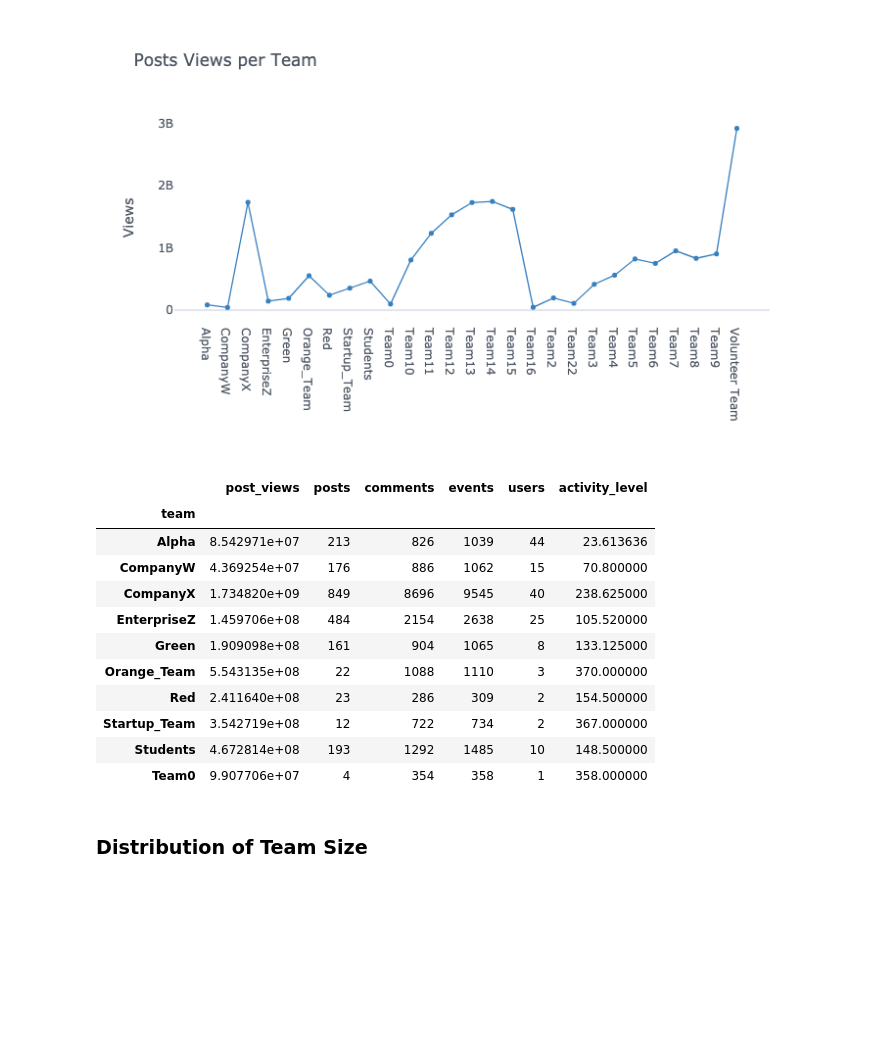
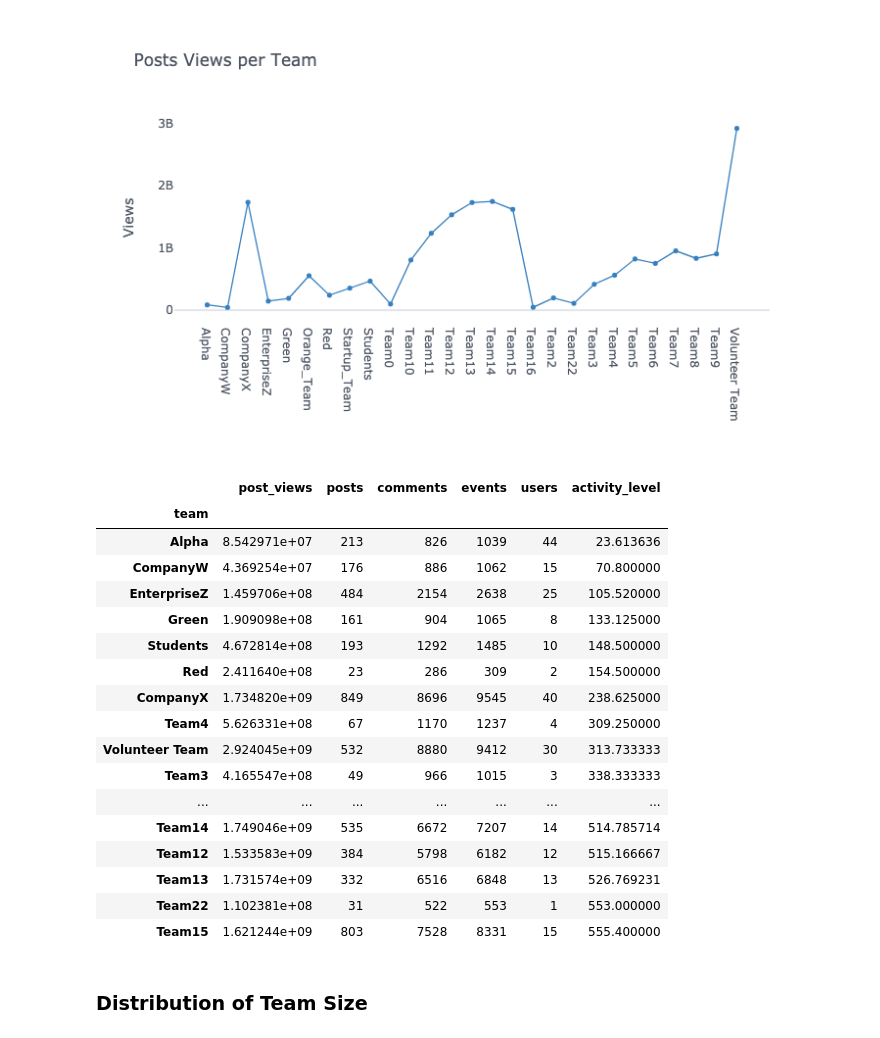
Before and after one commit to reisdebora/user-activity, a Jupyter notebook: notebook.ipynb, the cells around one changed output. Drawn from its saved outputs; the diff is of its cells as text; code cells hidden in the pictures; blank space fills up the shorter version.

```diff
--- a/notebook.ipynb
+++ b/notebook.ipynb
@@ -373,20 +216,26 @@ df_.iplot(y='post_views', theme='white', mode='lines+markers', color='blue',
 # %%
 # Everything Together
 df6 = df5.join(df4)
-df6.head(10)
+df6.sort_values('activity_level')
 # %% [output]
 |  | post_views | posts | comments | events | users | activity_level |
 | team |  |  |  |  |  |  |
 | Alpha | 8.542971e+07 | 213 | 826 | 1039 | 44 | 23.613636 |
 | CompanyW | 4.369254e+07 | 176 | 886 | 1062 | 15 | 70.800000 |
-| CompanyX | 1.734820e+09 | 849 | 8696 | 9545 | 40 | 238.625000 |
 | EnterpriseZ | 1.459706e+08 | 484 | 2154 | 2638 | 25 | 105.520000 |
 | Green | 1.909098e+08 | 161 | 904 | 1065 | 8 | 133.125000 |
-| Orange_Team | 5.543135e+08 | 22 | 1088 | 1110 | 3 | 370.000000 |
+| Students | 4.672814e+08 | 193 | 1292 | 1485 | 10 | 148.500000 |
 | Red | 2.411640e+08 | 23 | 286 | 309 | 2 | 154.500000 |
-| Startup_Team | 3.542719e+08 | 12 | 722 | 734 | 2 | 367.000000 |
-| Students | 4.672814e+08 | 193 | 1292 | 1485 | 10 | 148.500000 |
-| Team0 | 9.907706e+07 | 4 | 354 | 358 | 1 | 358.000000 |
+| CompanyX | 1.734820e+09 | 849 | 8696 | 9545 | 40 | 238.625000 |
+| Team4 | 5.626331e+08 | 67 | 1170 | 1237 | 4 | 309.250000 |
+| Volunteer Team | 2.924045e+09 | 532 | 8880 | 9412 | 30 | 313.733333 |
+| Team3 | 4.165547e+08 | 49 | 966 | 1015 | 3 | 338.333333 |
+| ... | ... | ... | ... | ... | ... | ... |
+| Team14 | 1.749046e+09 | 535 | 6672 | 7207 | 14 | 514.785714 |
+| Team12 | 1.533583e+09 | 384 | 5798 | 6182 | 12 | 515.166667 |
+| Team13 | 1.731574e+09 | 332 | 6516 | 6848 | 13 | 526.769231 |
+| Team22 | 1.102381e+08 | 31 | 522 | 553 | 1 | 553.000000 |
+| Team15 | 1.621244e+09 | 803 | 7528 | 8331 | 15 | 555.400000 |
 # %% [markdown]
 ### Distribution of Team Size
 # %%
```
Also changed, not shown: parts of 29 cells of this notebook.
